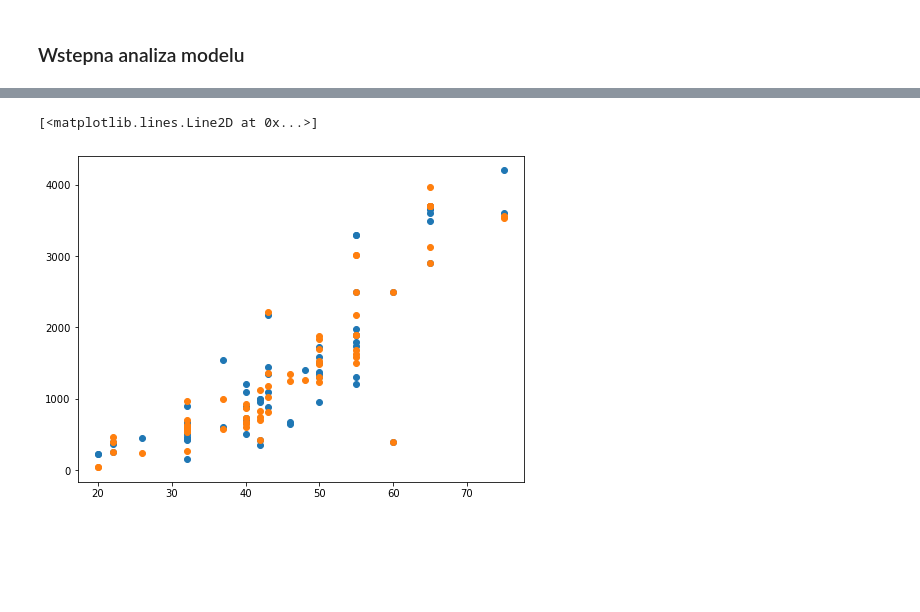
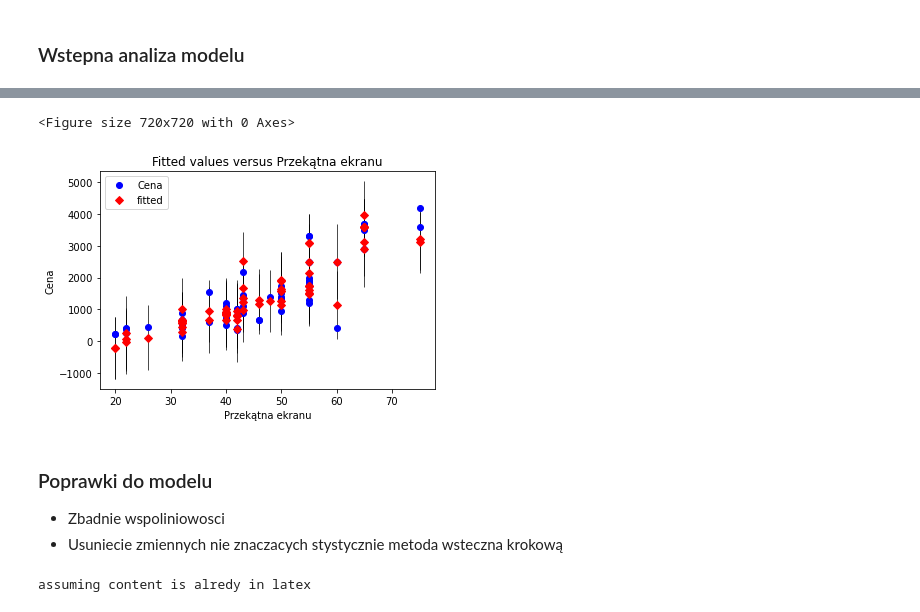
Before and after one commit to skuam/GUSAPI_to_csv, a Jupyter notebook: ProjektEkonometria.ipynb, the cells around one changed output, grey strips where cells are left out. Drawn from its saved outputs; the diff is of its cells as text; code cells hidden in the pictures; blank space fills up the shorter version.

```diff
--- a/ProjektEkonometria.ipynb
+++ b/ProjektEkonometria.ipynb
@@ -313,7 +293,0 @@ ValueError: need covariance of parameters for computing (unnormalized) covarianc
-# %%
-fig, ax = plt.subplots(figsize=(8,6))
-ax.plot(X["Przekątna ekranu"],Y, "o" )
-ax.plot(X["Przekątna ekranu"],result.fittedvalues, 'o')
-# %% [output]
-[<matplotlib.lines.Line2D at 0x...>]
-[figure, removed]
@@ -319,0 +304,13 @@ ax.plot(X["Przekątna ekranu"],result.fittedvalues, 'o')
+# %%
+%matplotlib inline
+plt.figure( figsize = (10,10))
+plot = sm.graphics.plot_fit(result,1)
+plt.savefig("figs/wtepna_analiza.jpg")
+# %% [output]
+<Figure size 720x720 with 0 Axes>
+[figure, added]
+# %% [markdown]
+<h3> Poprawki do modelu</h3>
+
+*  Zbadnie wspoliniowosci
+*  Usuniecie zmiennych nie znaczacych stystycznie metoda wsteczna krokową
@@ -320,3 +329,16 @@ ax.plot(X["Przekątna ekranu"],result.fittedvalues, 'o')
+# %%
+#wspoliniowsc
+vif_list = []
+for i in range(X.shape[1]):
+    vif = variance_inflation_factor(X,i)
+    vif_list.append((X.iloc[:,i].name,vif))
+vif_list = pd.DataFrame(vif_list)
+save_to_latex(vif_list.to_latex(),"VIF")
+#nie ma wyskoiej wpołsliniowsci w zmiennych
+#wartosc 100 dal const wynika z powodu skalowania.
+#https://stats.stackexchange.com/questions/332428/regression-model-constant-causes-multicollinearity-warning-but-not-in-standardi/332597#332597
+# %% [output]
+assuming content is alredy in latex
 # %%
 stan_f = "(Stan_Używany = Stan_Powystawowy = Stan_Po zwrocie )"
 typ_f = "(Typ telewizora_LED = Typ telewizora_OLED = Typ telewizora_QLED = Typ telewizora_inny = Typ telewizora_plazmowy = 0)"
```
Also changed, not shown: parts of 53 cells of this notebook.
